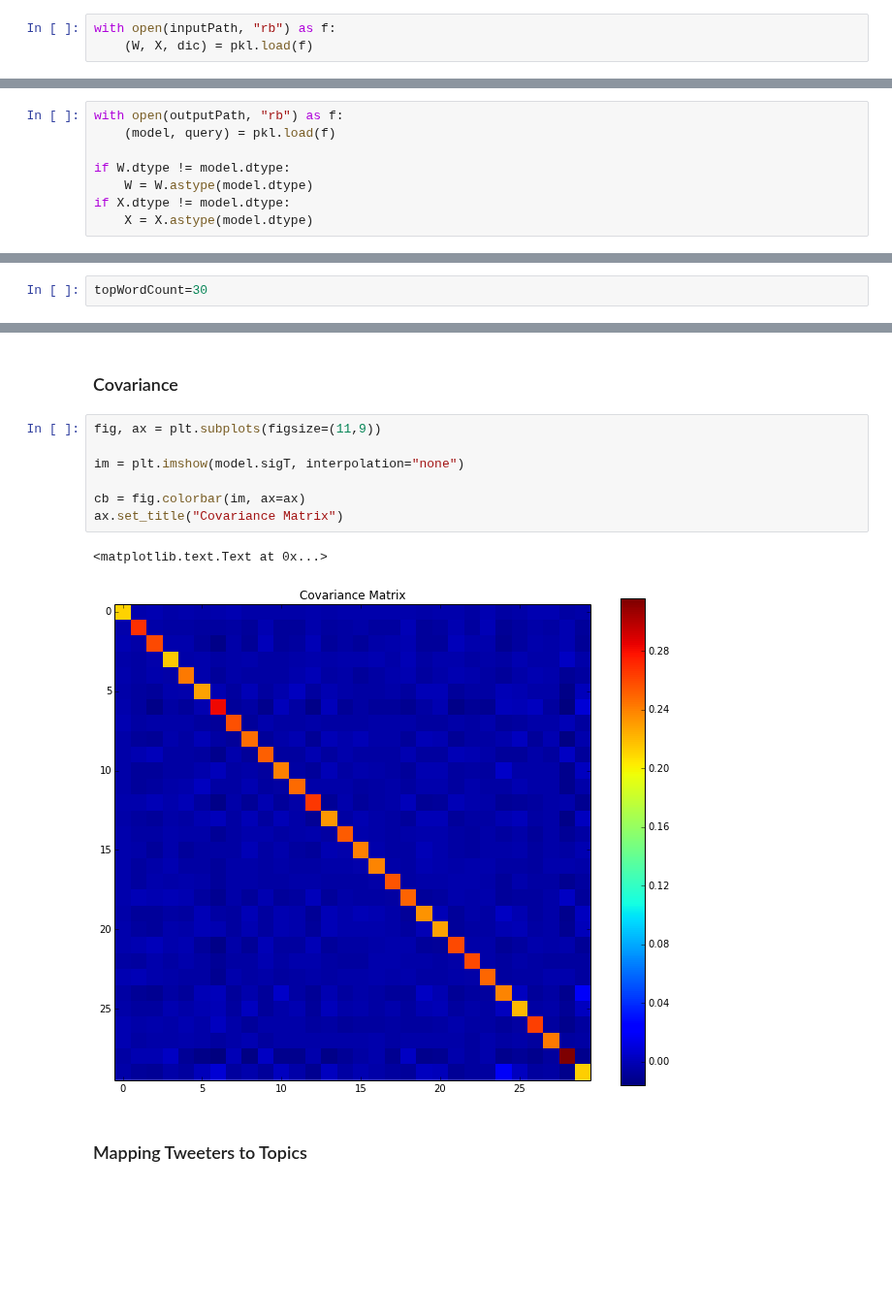
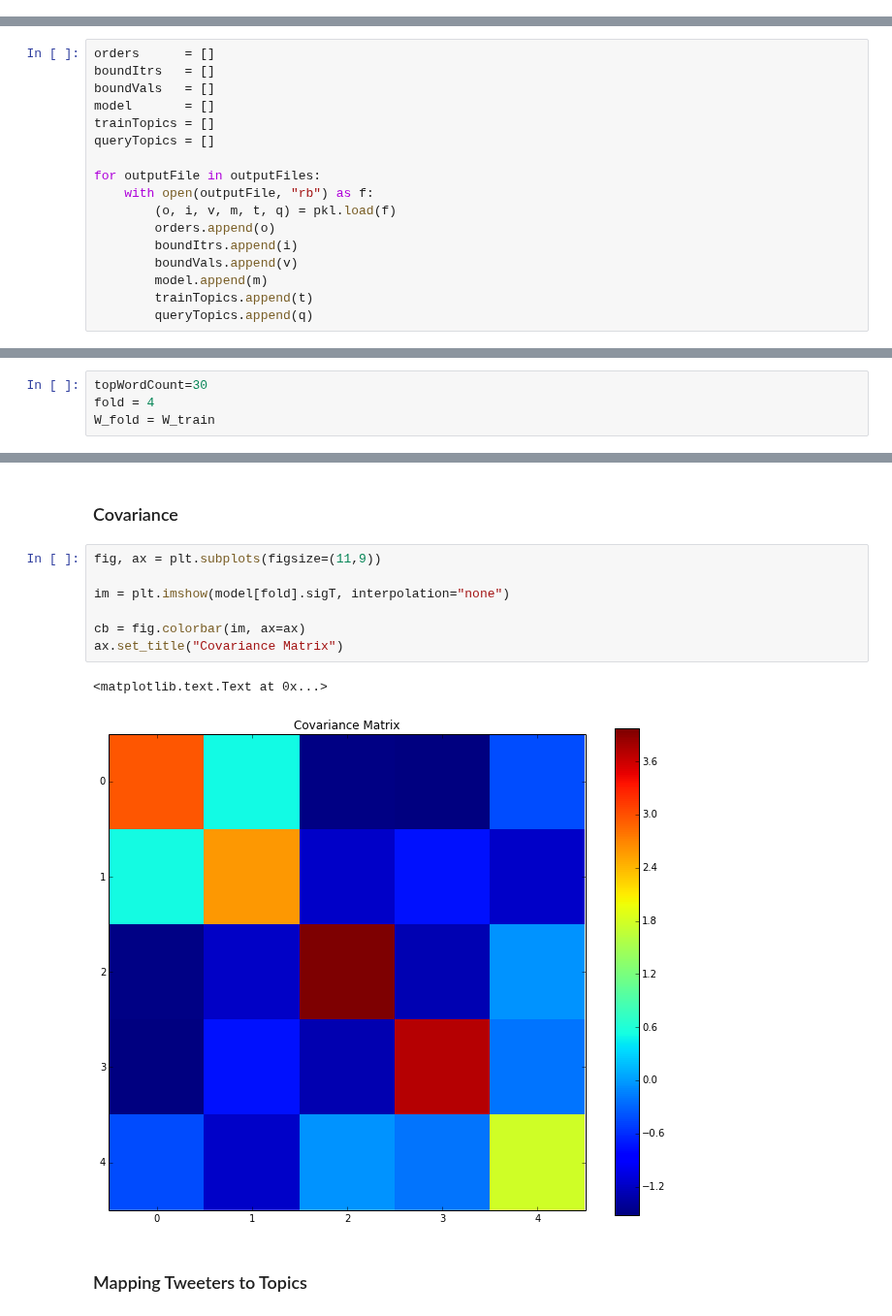
Before and after one commit to budgefeeney/sidetopics, a Jupyter notebook: src/notebooks/StmResultsSheet.ipynb, the cells around one changed output, grey strips where cells are left out. Shown at 97% size. Saved outputs shown, nothing was run; the diff lists cells and outputs as text; blank space fills up the shorter version.

````diff
--- a/src/notebooks/ResultsSheet.ipynb
+++ b/src/notebooks/StmResultsSheet.ipynb
@@ -44,6 +58,3 @@ from model.ctm import log_likelihood, perplexity
-# %%
-with open(inputPath, "rb") as f:
-    (W, X, dic) = pkl.load(f)
 # %% [markdown]
 ## Useful functions
 The main body of this is a function (```sparseScalarQuotientOfSafeLnDot()```) used to calculate the log-likelihood efficiently. It's written in Cython for performance reasons, hence the typing.
@@ -222,11 +233,20 @@ def sparseScalarProductOfSafeLnDot (A, B, C, out=None):
 # Model Results
 # %% [markdown]
 ## Load the Model
-# %%
-with open(outputPath, "rb") as f:
-    (model, query) = pkl.load(f)
-
-if W.dtype != model.dtype:
-    W = W.astype(model.dtype)
-if X.dtype != model.dtype:
-    X = X.astype(model.dtype)
+# %%
+orders      = []
+boundItrs   = []
+boundVals   = []
+model       = []
+trainTopics = []
+queryTopics = []
+
+for outputFile in outputFiles:
+    with open(outputFile, "rb") as f:
+        (o, i, v, m, t, q) = pkl.load(f)
+        orders.append(o)
+        boundItrs.append(i)
+        boundVals.append(v)
+        model.append(m)
+        trainTopics.append(t)
+        queryTopics.append(q)
@@ -273,4 +375,6 @@
 # %%
 topWordCount=30
+fold = 4
+W_fold = W_train
 # %%
 # Based on corpus-wide term distribution
@@ -363,13 +461,13 @@ array([1, 3, 3, 4, 2, 3, 6, 3, 3, 3, 2, 3, 3, 2, 2, 3, 2, 3, 3, 3, 3, 3, 2,
 # %%
 fig, ax = plt.subplots(figsize=(11,9))
 
-im = plt.imshow(model.sigT, interpolation="none")
+im = plt.imshow(model[fold].sigT, interpolation="none")
 
 cb = fig.colorbar(im, ax=ax)
 ax.set_title("Covariance Matrix")
 # %% [output]
 <matplotlib.text.Text at 0x...>
-[figure, old version]
+[figure, new version]
 # %% [markdown]
 ### Mapping Tweeters to Topics
 # %%
````
Also changed, not shown: parts of 40 cells of this notebook, 1 other file.
